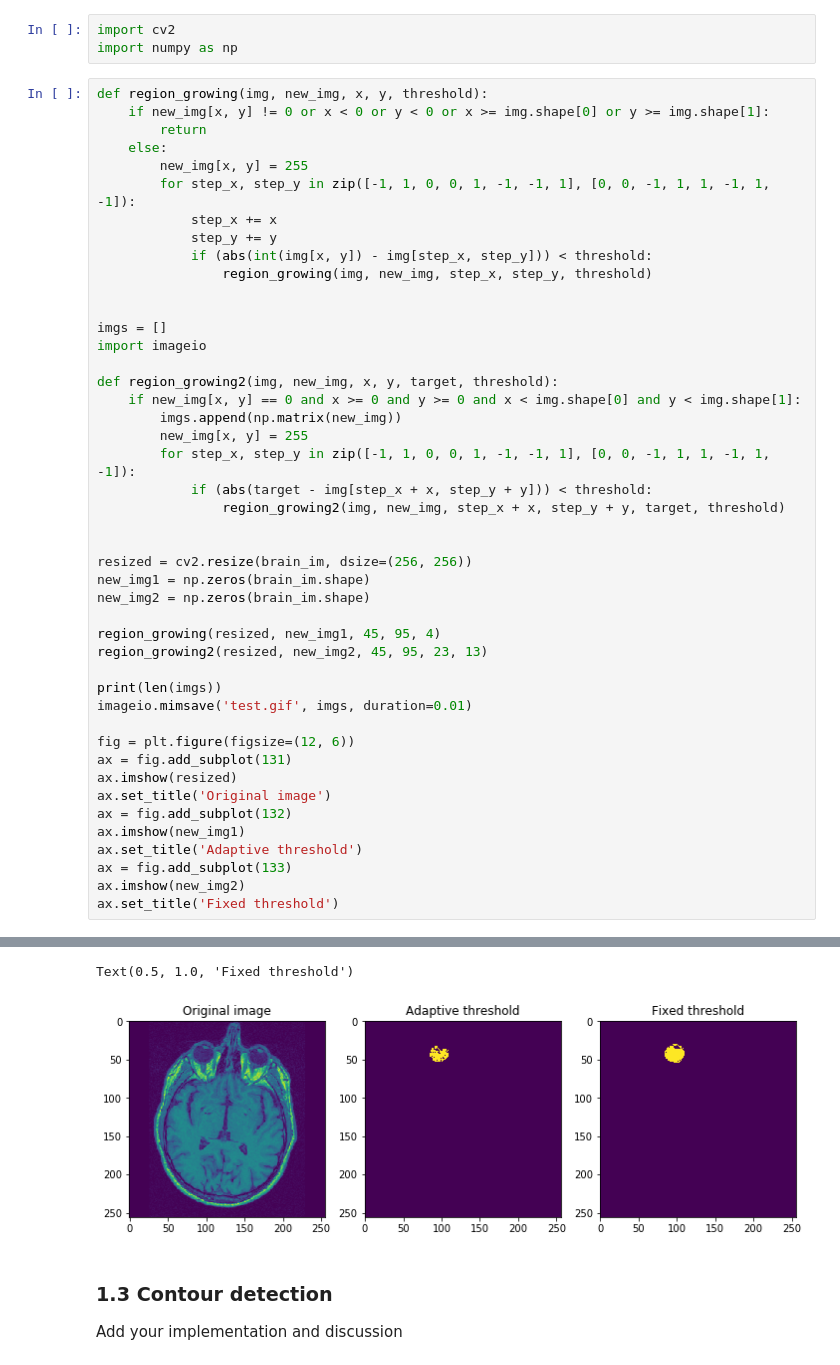
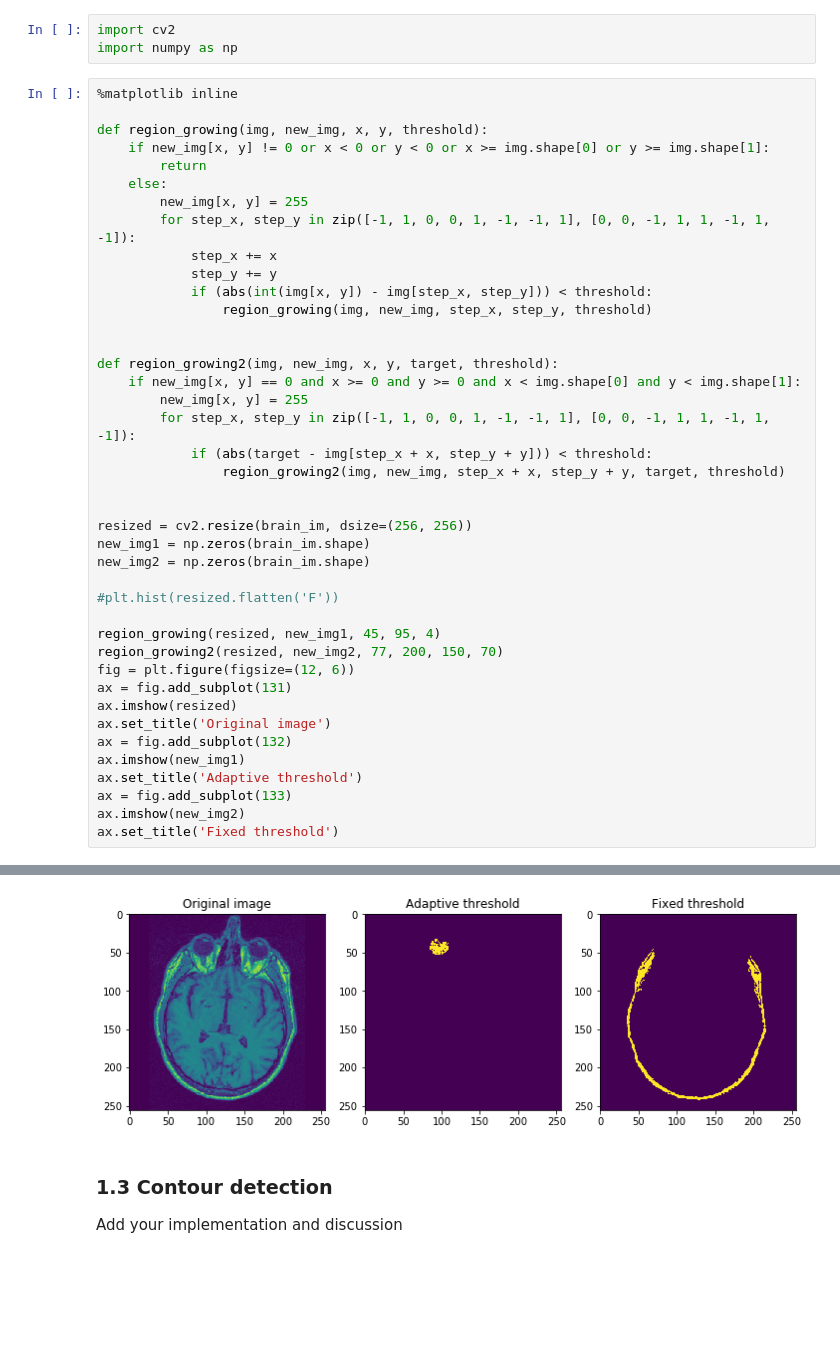
Before and after one commit to JelenaBanjac/image-analysis, a Jupyter notebook: labs/lab_01_segmentation.ipynb, the cells around one changed output, grey strips where cells are left out. Drawn from its saved outputs; the diff is of its cells as text; blank space fills up the shorter version.

Commit message:
Fix initial region

```diff
--- a/labs/lab_01_segmentation.ipynb
+++ b/labs/lab_01_segmentation.ipynb
@@ -53,6 +53,8 @@ Add your implementation and discussion
 import cv2
 import numpy as np
 # %%
+%matplotlib inline
+
 def region_growing(img, new_img, x, y, threshold):
     if new_img[x, y] != 0 or x < 0 or y < 0 or x >= img.shape[0] or y >= img.shape[1]:
         return
@@ -65,12 +67,8 @@ def region_growing(img, new_img, x, y, threshold):
                 region_growing(img, new_img, step_x, step_y, threshold)
 
 
-imgs = []
-import imageio
-
 def region_growing2(img, new_img, x, y, target, threshold):
     if new_img[x, y] == 0 and x >= 0 and y >= 0 and x < img.shape[0] and y < img.shape[1]:
-        imgs.append(np.matrix(new_img))
         new_img[x, y] = 255
         for step_x, step_y in zip([-1, 1, 0, 0, 1, -1, -1, 1], [0, 0, -1, 1, 1, -1, 1, -1]):
             if (abs(target - img[step_x + x, step_y + y])) < threshold:
@@ -81,12 +79,10 @@ resized = cv2.resize(brain_im, dsize=(256, 256))
 new_img1 = np.zeros(brain_im.shape)
 new_img2 = np.zeros(brain_im.shape)
 
+#plt.hist(resized.flatten('F'))
+
 region_growing(resized, new_img1, 45, 95, 4)
-region_growing2(resized, new_img2, 45, 95, 23, 13)
-
-print(len(imgs))
-imageio.mimsave('test.gif', imgs, duration=0.01)
-
+region_growing2(resized, new_img2, 77, 200, 150, 70)
 fig = plt.figure(figsize=(12, 6))
 ax = fig.add_subplot(131)
 ax.imshow(resized)
@@ -136,5 +98,4 @@ Lossy conversion from float64 to uint8. Range [0.0, 255.0]. Convert image to uin
-Text(0.5, 1.0, 'Fixed threshold')
-[figure, old version]
+[figure, new version]
 # %% [markdown]
 ### 1.3 Contour detection
 Add your implementation and discussion
```
Also changed, not shown: parts of 5 cells of this notebook.
